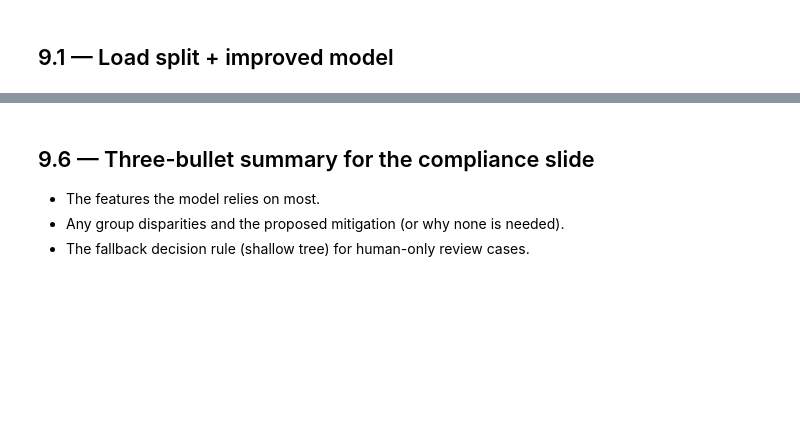
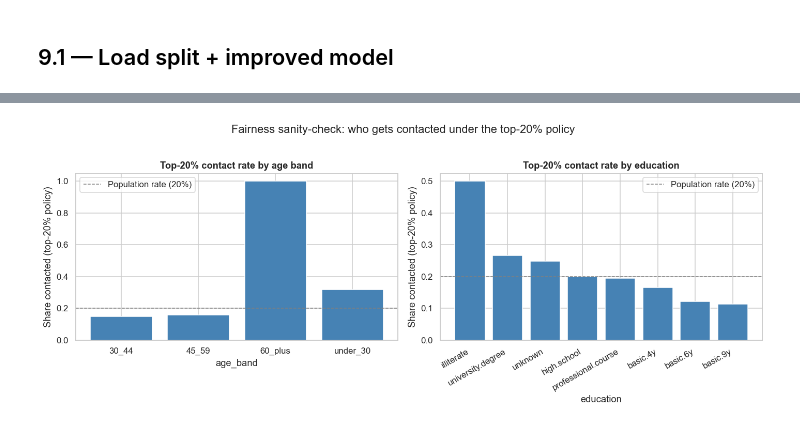
Before and after one commit to Jasper040/Project-4-prediction-framework, a Jupyter notebook: notebooks/09_explainability_and_fairness.ipynb, the cells around one changed output, grey strips where cells are left out. Saved outputs shown, nothing was run; the diff lists cells and outputs as text; code cells hidden in the pictures; blank space fills up the shorter version.

```diff
--- a/notebooks/09_explainability_and_fairness.ipynb
+++ b/notebooks/09_explainability_and_fairness.ipynb
@@ -106,6 +328,30 @@ by_age, by_edu
-# %% [markdown]
-## 9.6 — Three-bullet summary for the compliance slide
-
-- The features the model relies on most.
-- Any group disparities and the proposed mitigation (or why none is needed).
-- The fallback decision rule (shallow tree) for human-only review cases.
+# %%
+# --- 1×2 fairness figure: contact rate by age_band, then by education ----
+fig, axes = plt.subplots(1, 2, figsize=(13, 5))
+
+age_plot = by_age.sort_values('age_band')
+axes[0].bar(age_plot['age_band'], age_plot['top20pct_contact_rate'], color='steelblue')
+axes[0].axhline(0.20, linestyle='--', color='grey', linewidth=1, label='Population rate (20%)')
+axes[0].set_title('Top-20% contact rate by age band')
+axes[0].set_xlabel('age_band')
+axes[0].set_ylabel('Share contacted (top-20% policy)')
+axes[0].legend(loc='upper left')
+
+edu_plot = by_edu.sort_values('top20pct_contact_rate', ascending=False)
+axes[1].bar(edu_plot['education'], edu_plot['top20pct_contact_rate'], color='steelblue')
+axes[1].axhline(0.20, linestyle='--', color='grey', linewidth=1, label='Population rate (20%)')
+axes[1].set_title('Top-20% contact rate by education')
+axes[1].set_xlabel('education')
+axes[1].set_ylabel('Share contacted (top-20% policy)')
+axes[1].tick_params(axis='x', rotation=30)
+for tick in axes[1].get_xticklabels():
+    tick.set_horizontalalignment('right')
+axes[1].legend(loc='upper right')
+
+fig.suptitle('Fairness sanity-check: who gets contacted under the top-20% policy', y=1.02)
+fig.tight_layout()
+fig.savefig(config.FIGURES_DIR / '09_fairness.png', bbox_inches='tight', dpi=200)
+plt.show()
+plt.close(fig)
+# %% [output]
+[figure, added]
```
Also changed, not shown: parts of 12 cells of this notebook, 5 other files.
